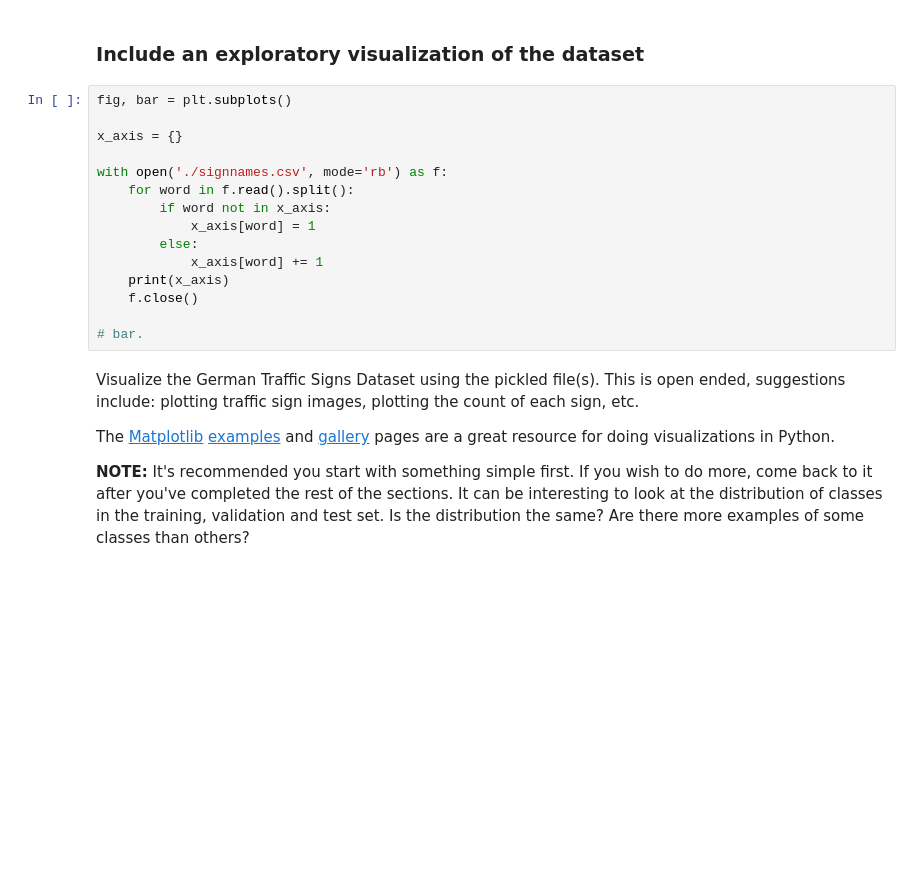
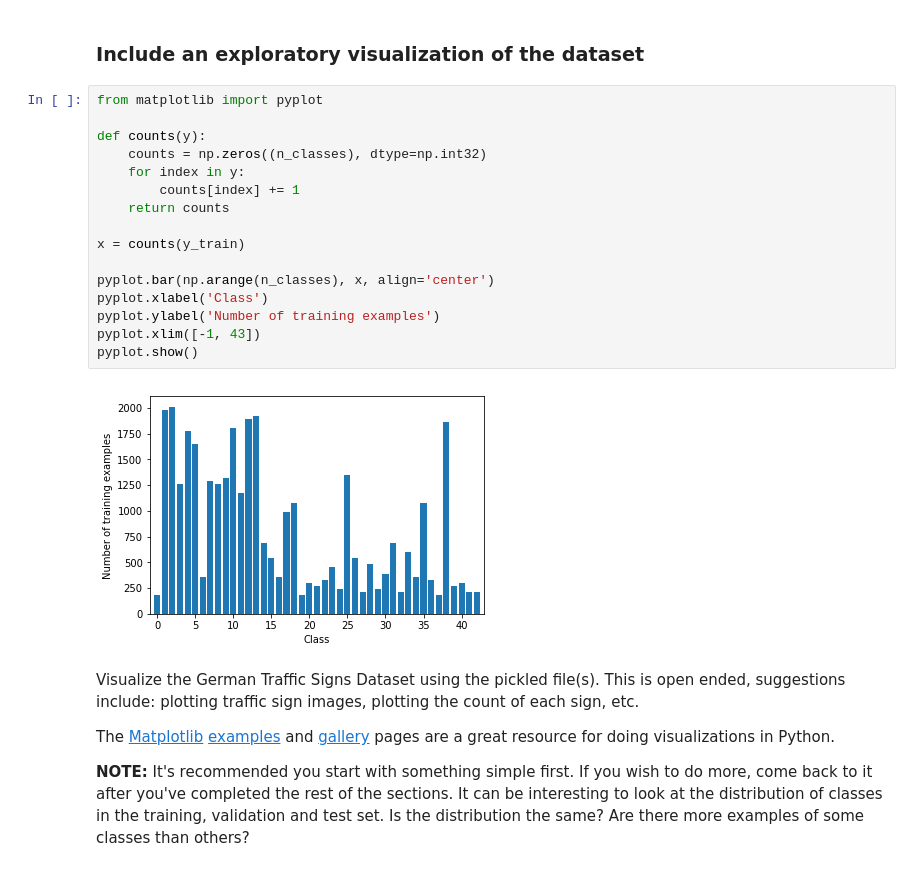
Before and after one commit to danielsoutar/CarND-Term1-Project2-Traffic-Sign-Classifying, a Jupyter notebook: Traffic_Sign_Classifier.ipynb, the cells around one changed output. Saved outputs shown, nothing was run; the diff lists cells and outputs as text; blank space fills up the shorter version.

Commit message:
fixed data visualisation (finally), pre-processing, and probabilities

```diff
--- a/Traffic_Sign_Classifier.ipynb
+++ b/Traffic_Sign_Classifier.ipynb
@@ -98,20 +114,23 @@ print("Number of classes =", n_classes)
 # %% [markdown]
 ### Include an exploratory visualization of the dataset
-# %%
-fig, bar = plt.subplots()
-
-x_axis = {}
-
-with open('./signnames.csv', mode='rb') as f:
-    for word in f.read().split():
-        if word not in x_axis:
-            x_axis[word] = 1
-        else:
-            x_axis[word] += 1
-    print(x_axis)
-    f.close()
-
-# bar.
+# %%
+from matplotlib import pyplot
+
+def counts(y):
+    counts = np.zeros((n_classes), dtype=np.int32)
+    for index in y:
+        counts[index] += 1
+    return counts
+
+x = counts(y_train)
+
+pyplot.bar(np.arange(n_classes), x, align='center')
+pyplot.xlabel('Class')
+pyplot.ylabel('Number of training examples')
+pyplot.xlim([-1, 43])
+pyplot.show()
+# %% [output]
+[figure, added]
 # %% [markdown]
 Visualize the German Traffic Signs Dataset using the pickled file(s). This is open ended, suggestions include: plotting traffic sign images, plotting the count of each sign, etc.
 
```
Also changed, not shown: parts of 14 cells of this notebook.
